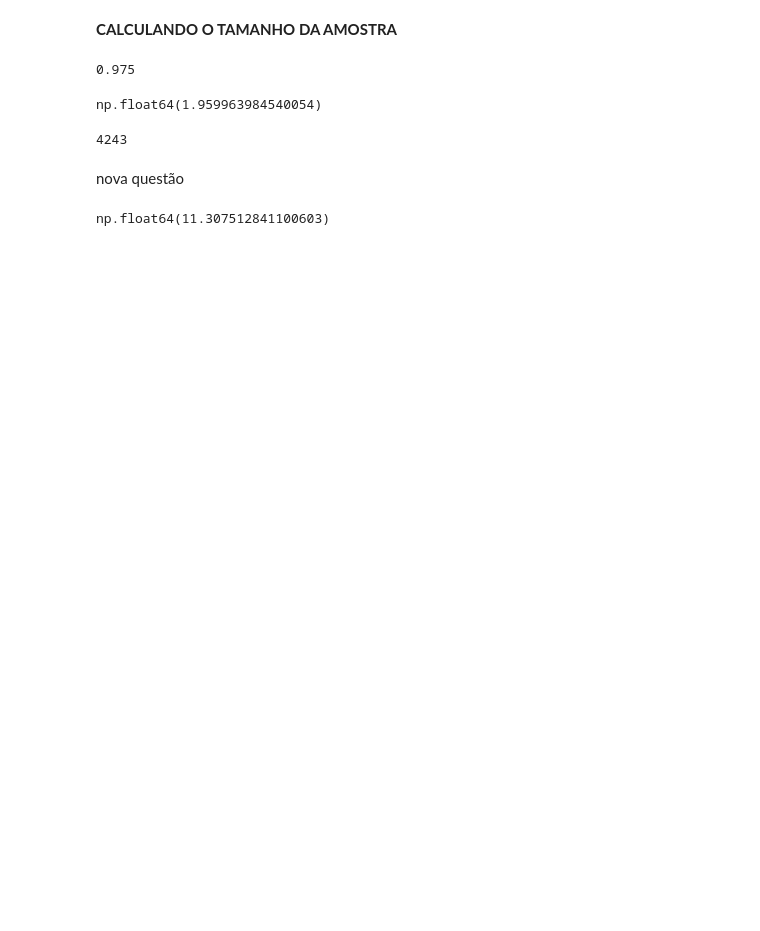
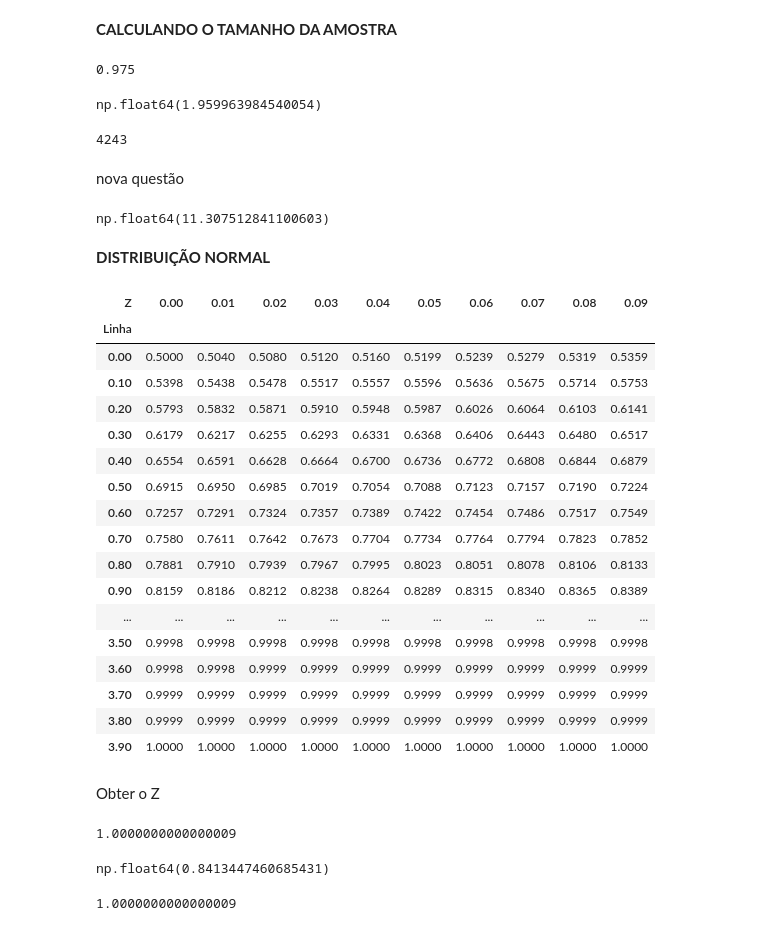
Before and after one commit to Jgabriel1800/treino-estatistica, a Jupyter notebook: Untitled0.ipynb, the cells around one changed output. Saved outputs shown, nothing was run; the diff lists cells and outputs as text; code cells hidden in the pictures; blank space fills up the shorter version.

Commit message:
distribuição normal

```diff
--- a/Untitled0.ipynb
+++ b/Untitled0.ipynb
@@ -127,3 +127,55 @@ N=((z**2)*(s**2)*n)/((z**2)*(s**2)+(e**2)*(n-1))
 N
 # %% [output]
 np.float64(11.307512841100603)
+# %% [markdown]
+**DISTRIBUIÇÃO NORMAL**
+# %%
+import pandas as pd
+import numpy as np
+from scipy.stats import norm
+from itertools import product
+
+index_vals = [round(i / 100, 2) for i in range(0, 400, 10)]
+column_vals = [round(i / 100, 2) for i in range(0, 10)]
+
+data = []
+for i, j in product(index_vals, column_vals):
+    z = round(i + j, 2)
+    cdf = round(norm.cdf(z), 4)
+    data.append({'Linha': f'{i:.2f}', 'Coluna': f'{j:.2f}', 'CDF': cdf})
+
+
+df = pd.DataFrame(data)
+
+tabela = df.pivot(index='Linha', columns='Coluna', values='CDF')
+tabela.columns.name = "Z"
+tabela
+# %% [output]
+| Z | 0.00 | 0.01 | 0.02 | 0.03 | 0.04 | 0.05 | 0.06 | 0.07 | 0.08 | 0.09 |
+| Linha |  |  |  |  |  |  |  |  |  |  |
+| 0.00 | 0.5000 | 0.5040 | 0.5080 | 0.5120 | 0.5160 | 0.5199 | 0.5239 | 0.5279 | 0.5319 | 0.5359 |
+| 0.10 | 0.5398 | 0.5438 | 0.5478 | 0.5517 | 0.5557 | 0.5596 | 0.5636 | 0.5675 | 0.5714 | 0.5753 |
+| 0.20 | 0.5793 | 0.5832 | 0.5871 | 0.5910 | 0.5948 | 0.5987 | 0.6026 | 0.6064 | 0.6103 | 0.6141 |
+| 0.30 | 0.6179 | 0.6217 | 0.6255 | 0.6293 | 0.6331 | 0.6368 | 0.6406 | 0.6443 | 0.6480 | 0.6517 |
+| 0.40 | 0.6554 | 0.6591 | 0.6628 | 0.6664 | 0.6700 | 0.6736 | 0.6772 | 0.6808 | 0.6844 | 0.6879 |
+| 0.50 | 0.6915 | 0.6950 | 0.6985 | 0.7019 | 0.7054 | 0.7088 | 0.7123 | 0.7157 | 0.7190 | 0.7224 |
+| 0.60 | 0.7257 | 0.7291 | 0.7324 | 0.7357 | 0.7389 | 0.7422 | 0.7454 | 0.7486 | 0.7517 | 0.7549 |
+| 0.70 | 0.7580 | 0.7611 | 0.7642 | 0.7673 | 0.7704 | 0.7734 | 0.7764 | 0.7794 | 0.7823 | 0.7852 |
+| 0.80 | 0.7881 | 0.7910 | 0.7939 | 0.7967 | 0.7995 | 0.8023 | 0.8051 | 0.8078 | 0.8106 | 0.8133 |
+| 0.90 | 0.8159 | 0.8186 | 0.8212 | 0.8238 | 0.8264 | 0.8289 | 0.8315 | 0.8340 | 0.8365 | 0.8389 |
+| ... | ... | ... | ... | ... | ... | ... | ... | ... | ... | ... |
+| 3.50 | 0.9998 | 0.9998 | 0.9998 | 0.9998 | 0.9998 | 0.9998 | 0.9998 | 0.9998 | 0.9998 | 0.9998 |
+| 3.60 | 0.9998 | 0.9998 | 0.9999 | 0.9999 | 0.9999 | 0.9999 | 0.9999 | 0.9999 | 0.9999 | 0.9999 |
+| 3.70 | 0.9999 | 0.9999 | 0.9999 | 0.9999 | 0.9999 | 0.9999 | 0.9999 | 0.9999 | 0.9999 | 0.9999 |
+| 3.80 | 0.9999 | 0.9999 | 0.9999 | 0.9999 | 0.9999 | 0.9999 | 0.9999 | 0.9999 | 0.9999 | 0.9999 |
+| 3.90 | 1.0000 | 1.0000 | 1.0000 | 1.0000 | 1.0000 | 1.0000 | 1.0000 | 1.0000 | 1.0000 | 1.0000 |
+# %% [markdown]
+Obter o Z
+# %%
+media=1.7
+desvio_padrao=0.1
+
+z=(1.8-media)/desvio_padrao
+z
+# %% [output]
+1.0000000000000009
@@ -129,0 +184,10 @@ np.float64(11.307512841100603)
+# %%
+from scipy.stats import norm
+norm.cdf(z)
+# %% [output]
+np.float64(0.8413447460685431)
+# %%
+z=(1.8-media)/desvio_padrao
+z
+# %% [output]
+1.0000000000000009
```
Also changed, not shown: parts of 9 cells of this notebook.
